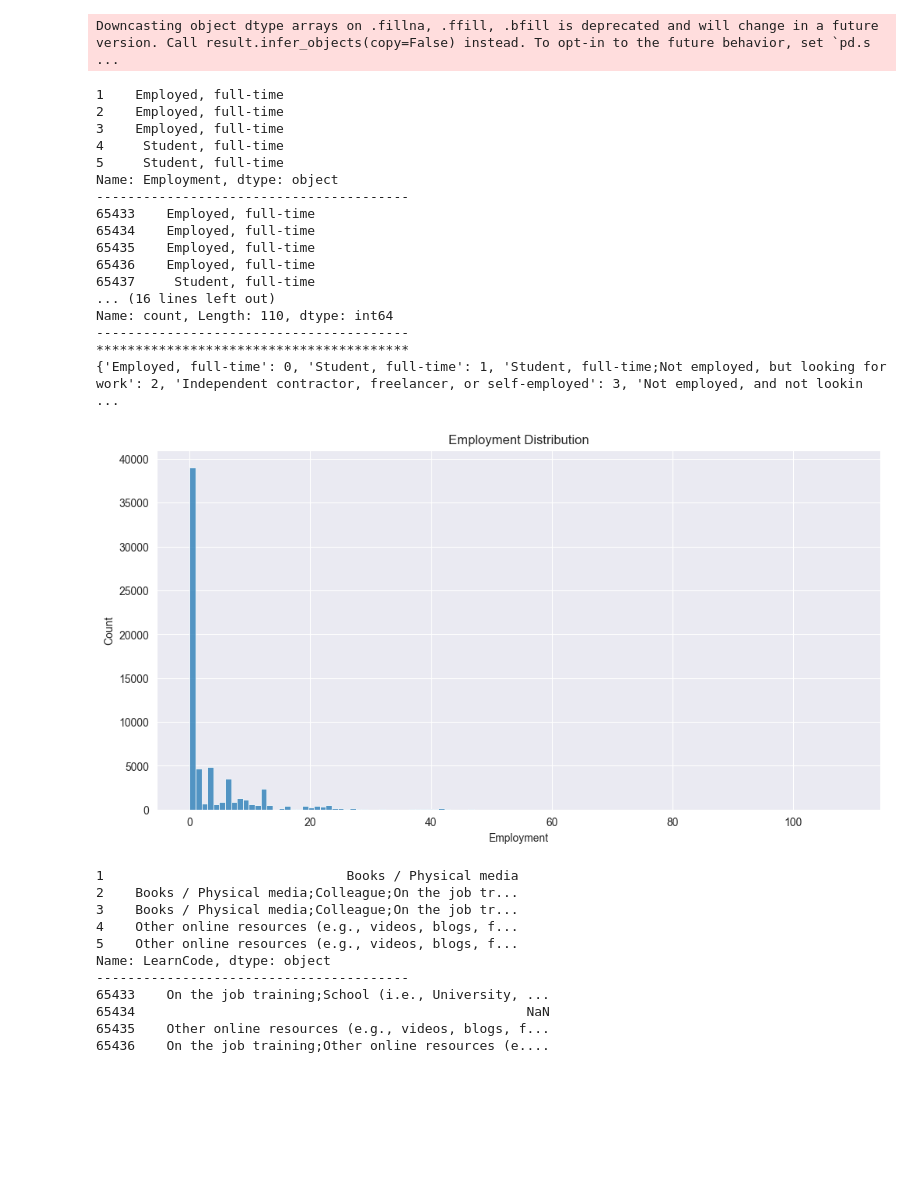
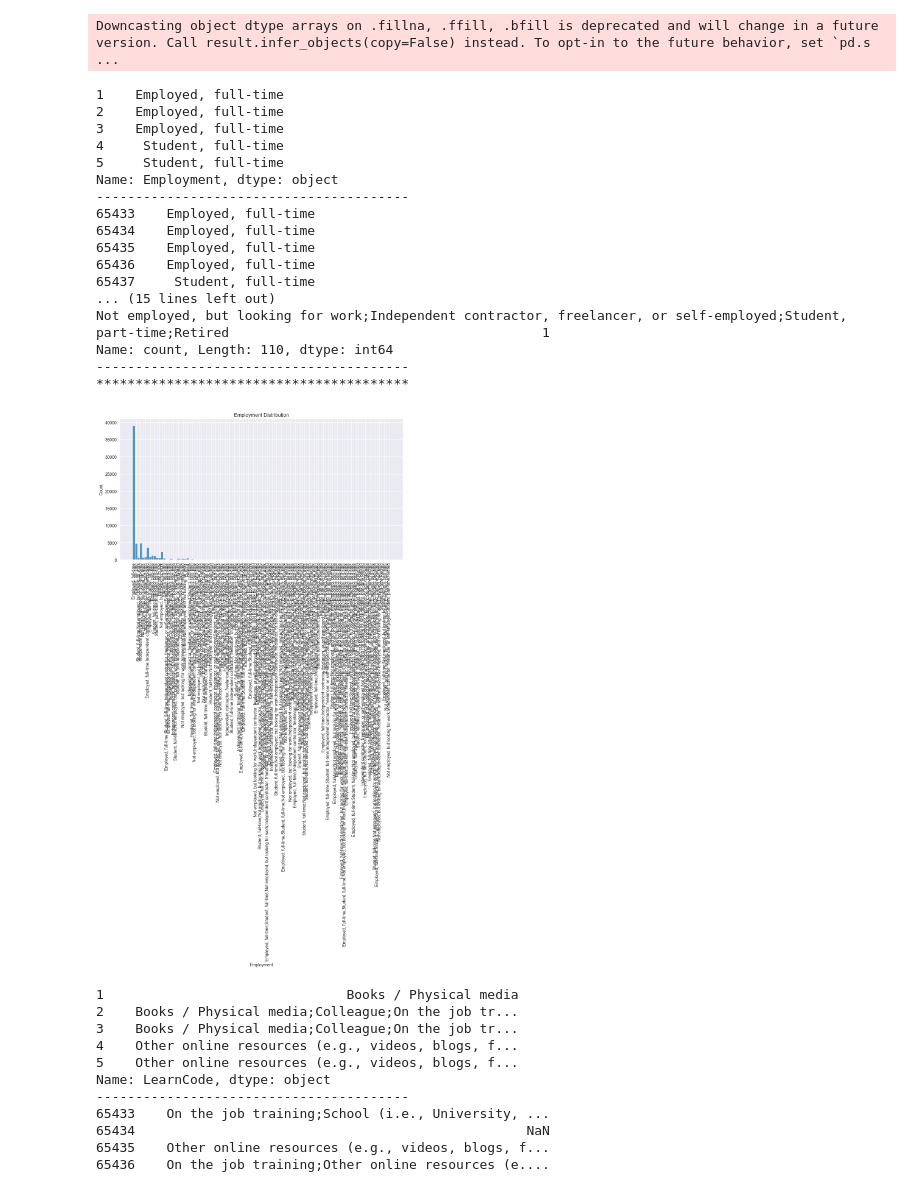
Before and after one commit to krsoy/AAU_Projects, a Jupyter notebook: m1_exam_oral.ipynb, the cells around one changed output. Drawn from its saved outputs; the diff is of its cells as text; code cells hidden in the pictures; blank space fills up the shorter version.

Commit message:
modeling and plot

```diff
--- a/m1_exam_oral.ipynb
+++ b/m1_exam_oral.ipynb
@@ -130,7 +120,7 @@ basic_info("MainBranch")
 
 # main_branch seems like a categorical data, asssign the unique values to the value_maps map to interger
 
-print(map_and_fill("MainBranch"))
+wait_for_onehotencoder.append("MainBranch")
 # %% [output]
 ResponseId
 1    I am a developer by profession
@@ -166,7 +156,7 @@ basic_info("Age")
 # 0 null values
 
 # mapping the age column
-print(map_and_fill("Age"))
+wait_for_onehotencoder.append("Age")
 # %% [output]
 ResponseId
 1    Under 18 years old
@@ -189,11 +179,8 @@ Name: count, dtype: int64
 age is categorical data, we can keep it as it is. But I assume it represented register age/ working experience, not the actual age of the respondents
 # %%
 basic_info("RemoteWork")
-# mapping the remote_work column
-print(map_and_fill("RemoteWork"))
-
-df['RemoteWork'] = df['RemoteWork'].fillna(0)# filling null values with 0
-print(df['RemoteWork'].value_counts())
+wait_for_onehotencoder.append("RemoteWork")
+df['RemoteWork'] = df['RemoteWork'].fillna('not filled')# filling null values with 0
 # %% [output]
 ResponseId
 1    Remote
@@ -216,9 +203,8 @@ Name: count, dtype: int64
 remote_work is categorical data, we can keep it as it is. And fill the null values with 0, meaning no remote work/experience
 # %%
 basic_info("EdLevel")
-# don't know what it is yet, but it seems categorical data, filling null with 0
-print(map_and_fill("EdLevel"))
-df['EdLevel'] = df['EdLevel'].fillna(0)
+wait_for_onehotencoder.append("EdLevel")
+df['EdLevel'] = df['EdLevel'].fillna('not filled')
 # %% [output]
 ResponseId
 1                            Primary/elementary school
@@ -284,33 +270,30 @@ CodingActivities 54466 65437
 Downcasting object dtype arrays on .fillna, .ffill, .bfill is deprecated and will change in a future version. Call result.infer_objects(copy=False) instead. To opt-in to the future behavior, set `pd.s ...
 # %%
 basic_info("Employment")
-
-
-# mapping the Employment column
-print(map_and_fill("Employment"))
-df['Employment'] = df['Employment'].fillna(0)
+wait_for_onehotencoder.append("Employment")
+df['Employment'] = df['Employment'].fillna('not filled')
 # plot distribution of Employment column
 
-bin_distribution("Employment", bins=len(df['Employment'].unique())+1)
+bin_distribution("Employment", bins=len(df['Employment'].unique())+1,rotate=90)
 # %% [output]
 1    Employed, full-time
 2    Employed, full-time
 3    Employed, full-time
 4     Student, full-time
 5     Student, full-time
 Name: Employment, dtype: object
 ----------------------------------------
 65433    Employed, full-time
 65434    Employed, full-time
 65435    Employed, full-time
 65436    Employed, full-time
 65437     Student, full-time
-... (16 lines left out)
+... (15 lines left out)
+Not employed, but looking for work;Independent contractor, freelancer, or self-employed;Student, part-time;Retired                                        1
 Name: count, Length: 110, dtype: int64
 ----------------------------------------
 ****************************************
-{'Employed, full-time': 0, 'Student, full-time': 1, 'Student, full-time;Not employed, but looking for work': 2, 'Independent contractor, freelancer, or self-employed': 3, 'Not employed, and not lookin ...
-[figure, old version]
+[figure, new version]
 # %%
 # categorical data, a lot null values
 basic_info('LearnCode')
```
Also changed, not shown: parts of 31 cells of this notebook, 2 other files.
